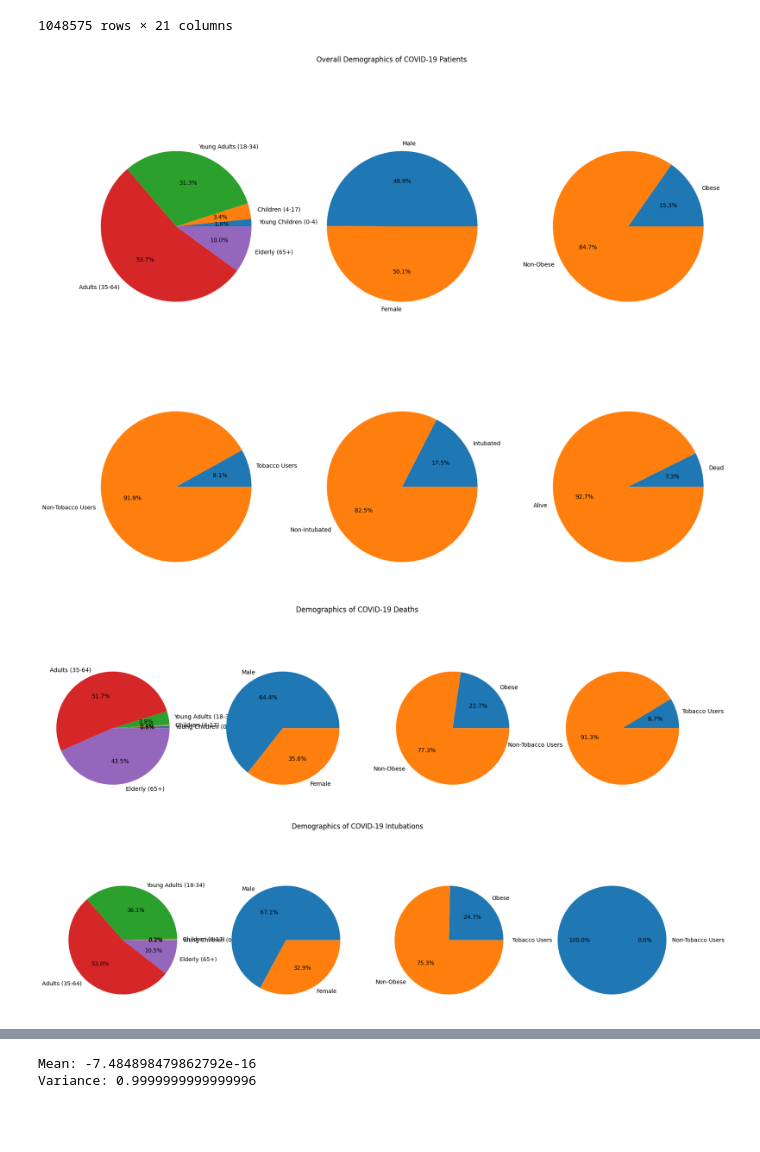
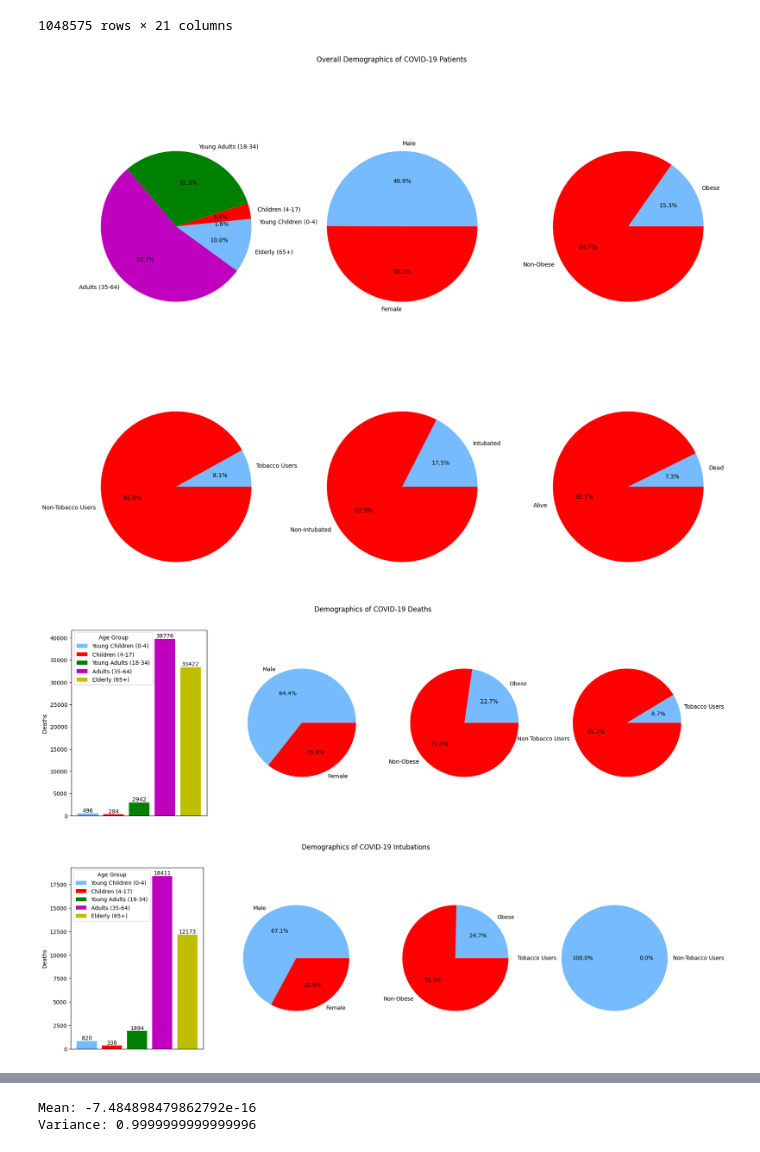
Before and after one commit to samlowe106/MATH-7243-Project, a Jupyter notebook: notebook.ipynb, the cells around one changed output, grey strips where cells are left out. Cells and saved outputs as stored; diff of their text form; code cells hidden in the pictures; blank space fills up the shorter version.

Commit message:
Made some of the graphs less ugly

```diff
--- a/notebook.ipynb
+++ b/notebook.ipynb
@@ -123,35 +123,50 @@ for i, d in enumerate([age_groups, sexes, obesity, tobacco, intubation, death]):
     ax[i].pie(
         [len(data[cond]) for cond in d.values()],
         labels=d.keys(),
-        autopct='%1.1f%%')
+        autopct='%1.1f%%',
+        colors=['xkcd:sky blue','r','g','m'])
 # %% [output]
-[figure, old version]
+[figure, new version]
 # %%
 # Overall demographics of dead and intubated patients
 figure, axes = plt.subplots(1, 4, figsize=(20, 6))
 ax = axes.ravel()
 
 figure.suptitle("Demographics of COVID-19 Deaths")
 
-for i, d in enumerate([age_groups, sexes, obesity, tobacco]):
-    ax[i].pie(
+ax[0].bar(age_groups.keys(), [len(data[dead & cond]) for cond in age_groups.values()], color=['xkcd:sky blue','r','g','m', 'y'], label=age_groups.keys())
+ax[0].set_ylabel('Deaths')
+ax[0].get_xaxis().set_ticks([])
+ax[0].legend(labels=age_groups.keys(), title='Age Group')
+ax[0].bar_label(ax[0].containers[0])
+
+for i, d in enumerate([sexes, obesity, tobacco]):
+    ax[1+i].pie(
         [len(data[dead & cond]) for cond in d.values()],
         labels=d.keys(),
-        autopct='%1.1f%%')
+        autopct='%1.1f%%',
+        colors=['xkcd:sky blue','r','g','m'])
 
 figure, axes = plt.subplots(1, 4, figsize=(20, 6))
 ax = axes.ravel()
 
 figure.suptitle("Demographics of COVID-19 Intubations")
 
-for i, d in enumerate([age_groups, sexes, obesity, tobacco]):
-    ax[i].pie(
+ax[0].bar(age_groups.keys(), [len(data[intubated & cond]) for cond in age_groups.values()], color=['xkcd:sky blue','r','g','m', 'y'], label=age_groups.keys())
+ax[0].set_ylabel('Deaths')
+ax[0].get_xaxis().set_ticks([])
+ax[0].legend(labels=age_groups.keys(), title='Age Group')
+ax[0].bar_label(ax[0].containers[0])
+
+for i, d in enumerate([sexes, obesity, tobacco]):
+    ax[1+i].pie(
         [len(data[tobacco_users & cond]) for cond in d.values()],
         labels=d.keys(),
-        autopct='%1.1f%%')
+        autopct='%1.1f%%',
+        colors=['xkcd:sky blue','r','g','m'])
 # %% [output]
-[figure, old version]
+[figure, new version]
-[figure, old version]
+[figure, new version]
 # %%
 plt.figure(figsize=(15, 15))
 correlation_matrix = pd.get_dummies(data.assign(DIED=data["DATE_DIED"].isna()).drop('DATE_DIED', axis=1).corr())
```
Also changed, not shown: parts of 1 cell of this notebook.
